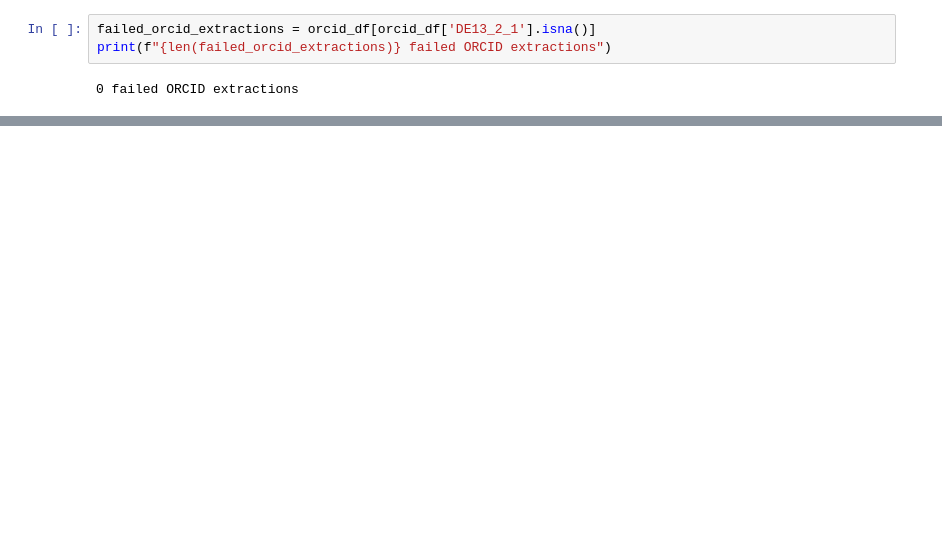
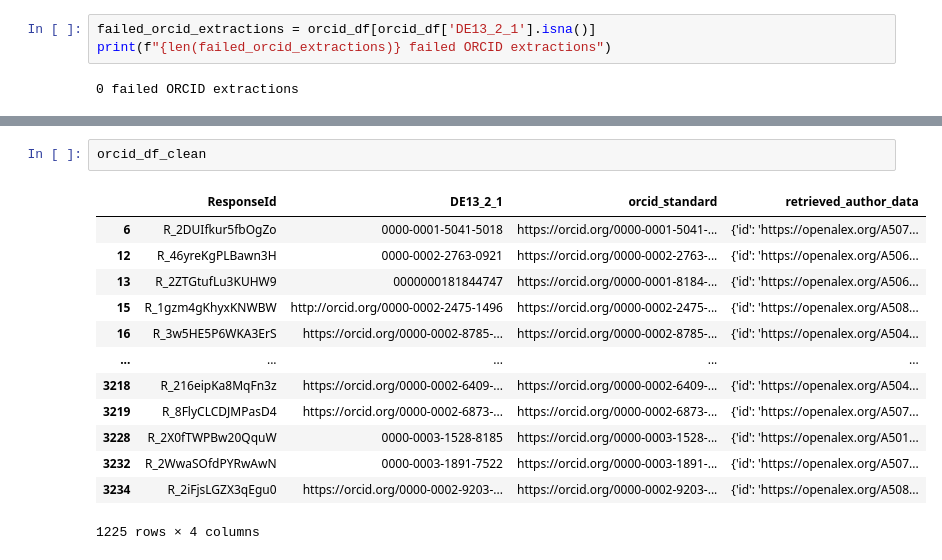
Before and after one commit to Ppandda/parenthood, a Jupyter notebook: parenthood_europe/notebooks/getting_temporal_data.ipynb, the cells around one changed output, grey strips where cells are left out. Saved outputs shown, nothing was run; the diff lists cells and outputs as text; blank space fills up the shorter version.

```diff
--- a/parenthood_europe/notebooks/getting_temporal_data.ipynb
+++ b/parenthood_europe/notebooks/getting_temporal_data.ipynb
@@ -150,0 +452,16 @@ suspicious_short[['ResponseId', 'DE13_2_1']]
+# %%
+orcid_df_clean
+# %% [output]
+|  | ResponseId | DE13_2_1 | orcid_standard | retrieved_author_data |
+| 6 | R_2DUIfkur5fbOgZo | 0000-0001-5041-5018 | https://orcid.org/0000-0001-5041-... | {'id': 'https://openalex.org/A507... |
+| 12 | R_46yreKgPLBawn3H | 0000-0002-2763-0921 | https://orcid.org/0000-0002-2763-... | {'id': 'https://openalex.org/A506... |
+| 13 | R_2ZTGtufLu3KUHW9 | 0000000181844747 | https://orcid.org/0000-0001-8184-... | {'id': 'https://openalex.org/A506... |
+| 15 | R_1gzm4gKhyxKNWBW | http://orcid.org/0000-0002-2475-1496 | https://orcid.org/0000-0002-2475-... | {'id': 'https://openalex.org/A508... |
+| 16 | R_3w5HE5P6WKA3ErS | https://orcid.org/0000-0002-8785-... | https://orcid.org/0000-0002-8785-... | {'id': 'https://openalex.org/A504... |
+| ... | ... | ... | ... | ... |
+| 3218 | R_216eipKa8MqFn3z | https://orcid.org/0000-0002-6409-... | https://orcid.org/0000-0002-6409-... | {'id': 'https://openalex.org/A504... |
+| 3219 | R_8FlyCLCDJMPasD4 | https://orcid.org/0000-0002-6873-... | https://orcid.org/0000-0002-6873-... | {'id': 'https://openalex.org/A507... |
+| 3228 | R_2X0fTWPBw20QquW | 0000-0003-1528-8185 | https://orcid.org/0000-0003-1528-... | {'id': 'https://openalex.org/A501... |
+| 3232 | R_2WwaSOfdPYRwAwN | 0000-0003-1891-7522 | https://orcid.org/0000-0003-1891-... | {'id': 'https://openalex.org/A507... |
+| 3234 | R_2iFjsLGZX3qEgu0 | https://orcid.org/0000-0002-9203-... | https://orcid.org/0000-0002-9203-... | {'id': 'https://openalex.org/A508... |
+1225 rows × 4 columns
```
Also changed, not shown: parts of 38 cells of this notebook, 1 other file.
